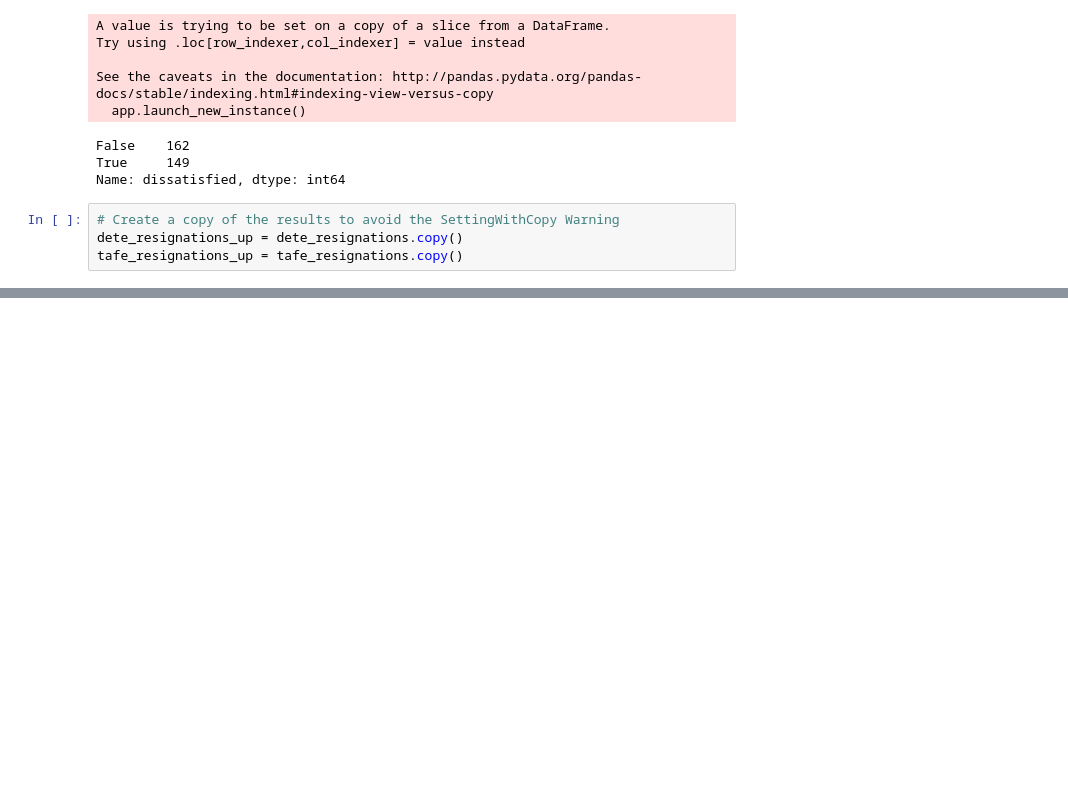
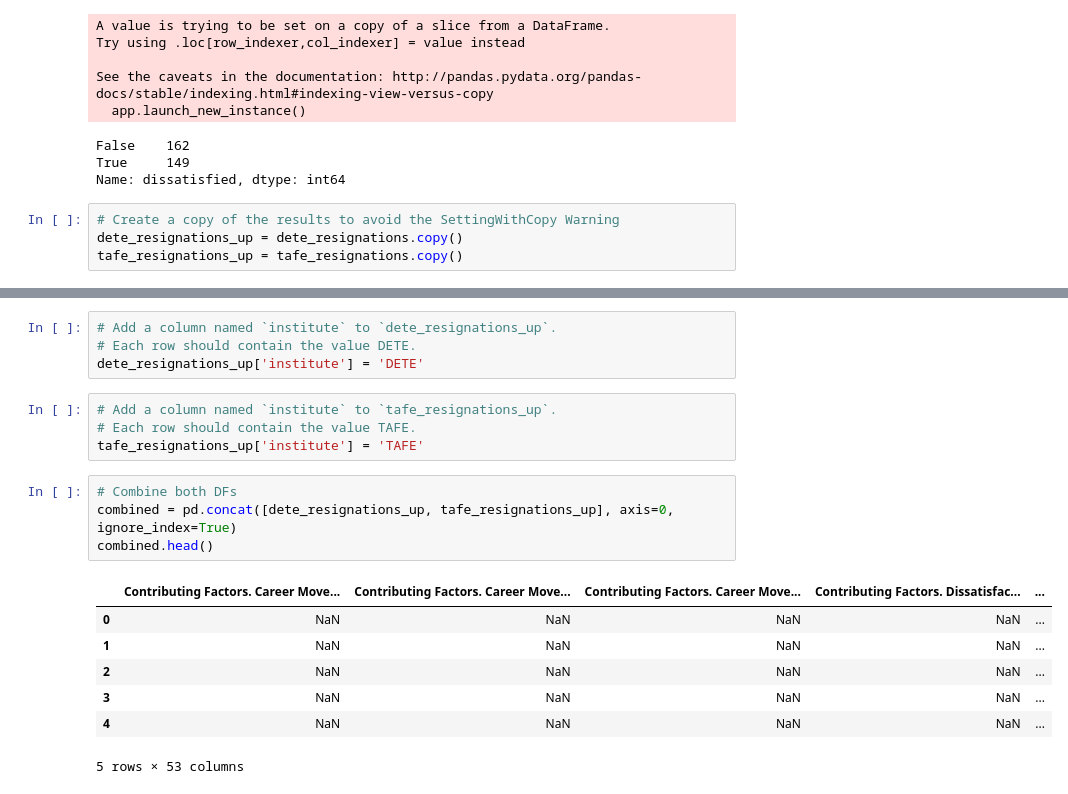
Before and after one commit to SuHamza/DQ-Analyze-Exit, a Jupyter notebook: Guided Project-Clean And Analyze Employee Exit Surveys.ipynb, the cells around one changed output, grey strips where cells are left out. Cells and saved outputs as stored; diff of their text form; blank space fills up the shorter version.

```diff
--- a/Guided Project-Clean And Analyze Employee Exit Surveys.ipynb
+++ b/Guided Project-Clean And Analyze Employee Exit Surveys.ipynb
@@ -595,0 +611,20 @@ tafe_resignations_up = tafe_resignations.copy()
+# %%
+# Add a column named `institute` to `dete_resignations_up`.
+# Each row should contain the value DETE.
+dete_resignations_up['institute'] = 'DETE'
+# %%
+# Add a column named `institute` to `tafe_resignations_up`.
+# Each row should contain the value TAFE.
+tafe_resignations_up['institute'] = 'TAFE'
+# %%
+# Combine both DFs
+combined = pd.concat([dete_resignations_up, tafe_resignations_up], axis=0, ignore_index=True)
+combined.head()
+# %% [output]
+|  | Contributing Factors. Career Move... | Contributing Factors. Career Move... | Contributing Factors. Career Move... | Contributing Factors. Dissatisfac... | ... |
+| 0 | NaN | NaN | NaN | NaN | ... |
+| 1 | NaN | NaN | NaN | NaN | ... |
+| 2 | NaN | NaN | NaN | NaN | ... |
+| 3 | NaN | NaN | NaN | NaN | ... |
+| 4 | NaN | NaN | NaN | NaN | ... |
+5 rows × 53 columns
```
Also changed, not shown: parts of 2 cells of this notebook.
